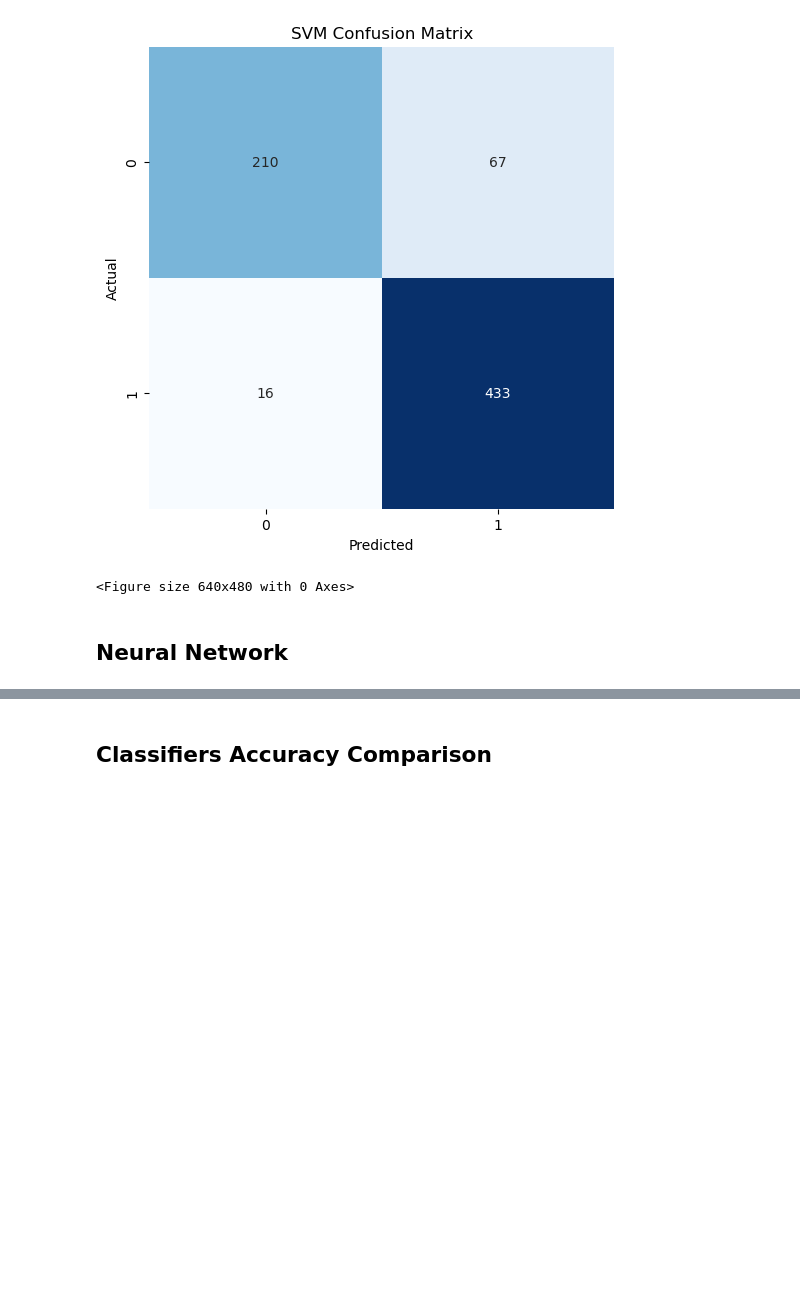
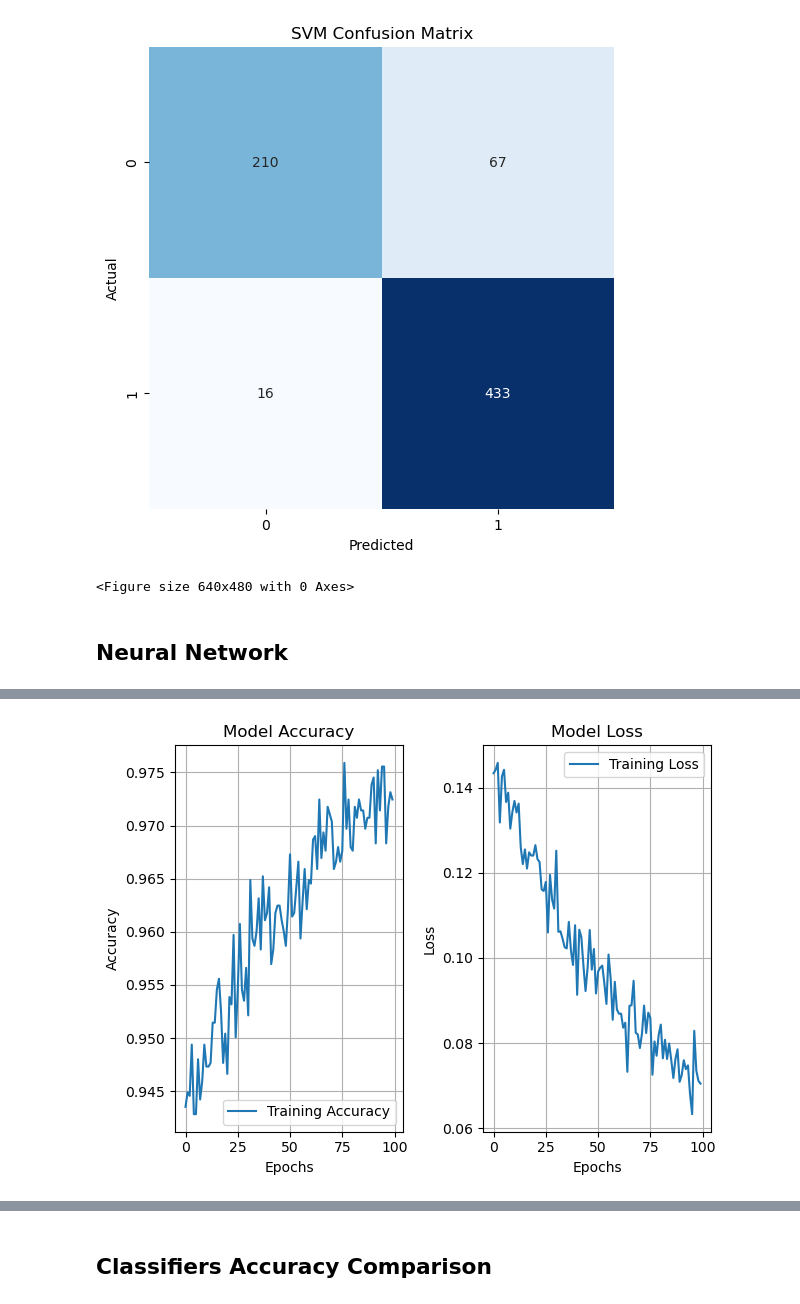
Before and after one commit to Kovarthanan07/INM701_Coursework, a Jupyter notebook: students_dropout_prediction.ipynb, the cells around one changed output, grey strips where cells are left out. Saved outputs shown, nothing was run; the diff lists cells and outputs as text; code cells hidden in the pictures; blank space fills up the shorter version.

```diff
--- a/students_dropout_prediction.ipynb
+++ b/students_dropout_prediction.ipynb
@@ -1121,0 +1139,7 @@ SVM_CM_plot.savefig("SVM_Confusion_Matrix.png")
+# %%
+# Compiling the model
+model.compile(
+    optimizer='adam',
+    loss='binary_crossentropy',  # Loss for binary classification
+    metrics=['accuracy']
+)
@@ -1121,0 +1165,16 @@ SVM_CM_plot.savefig("SVM_Confusion_Matrix.png")
+# %%
+from tensorflow.keras.callbacks import EarlyStopping
+
+early_stopping = EarlyStopping(
+    monitor='val_loss',  # Monitor validation loss
+    patience=5,
+    restore_best_weights=True
+)
+# %%
+# Train the model
+NN_model = model.fit(
+    X_train, y_train,
+    epochs=100,
+    batch_size=16,
+    callbacks=[early_stopping]  # Add early stopping here
+)
@@ -1121,0 +1206,23 @@ SVM_CM_plot.savefig("SVM_Confusion_Matrix.png")
+# %%
+plt.subplot(1, 2, 1)
+plt.plot(NN_model.history['accuracy'], label='Training Accuracy')
+plt.title('Model Accuracy')
+plt.xlabel('Epochs')
+plt.ylabel('Accuracy')
+plt.legend()
+plt.grid(True)
+
+# Loss Plot
+plt.subplot(1, 2, 2)
+plt.plot(NN_model.history['loss'], label='Training Loss')
+plt.title('Model Loss')
+plt.xlabel('Epochs')
+plt.ylabel('Loss')
+plt.legend()
+plt.grid(True)
+
+# Show the plots
+plt.tight_layout()
+plt.show()
+# %% [output]
+[figure, added]
```
Also changed, not shown: parts of 21 cells of this notebook, 23 other files.
